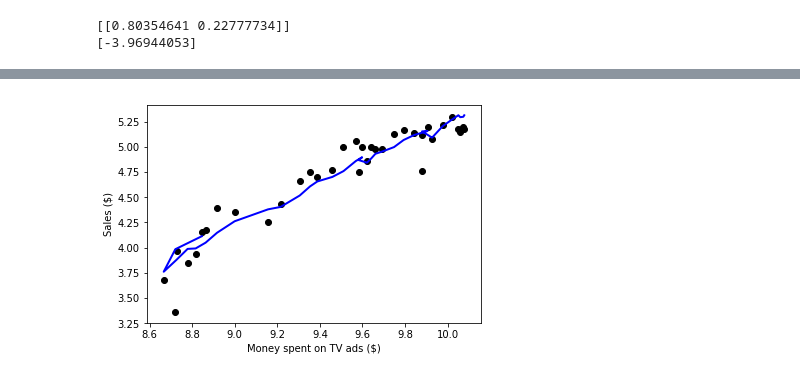
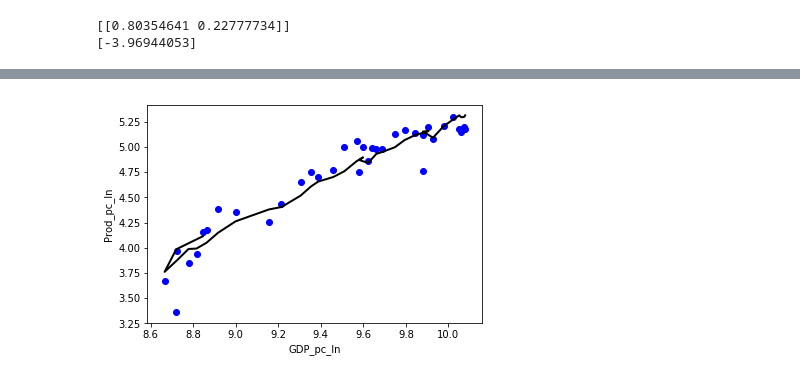
Before and after one commit to wogandavid/python_regressions, a Jupyter notebook: industry/CHL_clean.ipynb, the cells around one changed output, grey strips where cells are left out. Cells and saved outputs as stored; diff of their text form; code cells hidden in the pictures.

```diff
--- a/industry/CHL_3.ipynb
+++ b/industry/CHL_clean.ipynb
@@ -136,20 +143,20 @@ y = data['Prod_pc_ln'].values.reshape(-1,1)
 # %%
 plt.figure(figsize=(6, 4))
 plt.scatter(
     data['GDP_pc_ln'],
     data['Prod_pc_ln'],
-    c='black'
+    c='blue'
 )
 plt.plot(
     data['GDP_pc_ln'],
     predictions,
-    c='blue',
+    c='blacK',
     linewidth=2
 )
-plt.xlabel("Money spent on TV ads ($)")
-plt.ylabel("Sales ($)")
+plt.xlabel("GDP_pc_ln")
+plt.ylabel("Prod_pc_ln")
 plt.show()
 # %% [output]
-[figure, old version]
+[figure, new version]
 # %%
 Result = np.exp(predictions)
```
Also changed, not shown: parts of 7 cells of this notebook, 1 other file.
